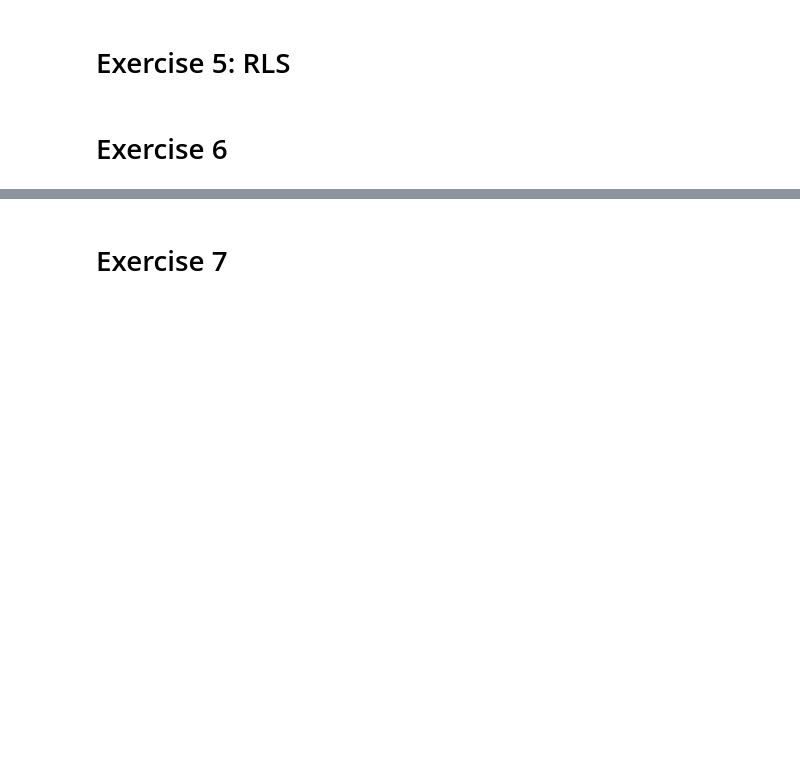
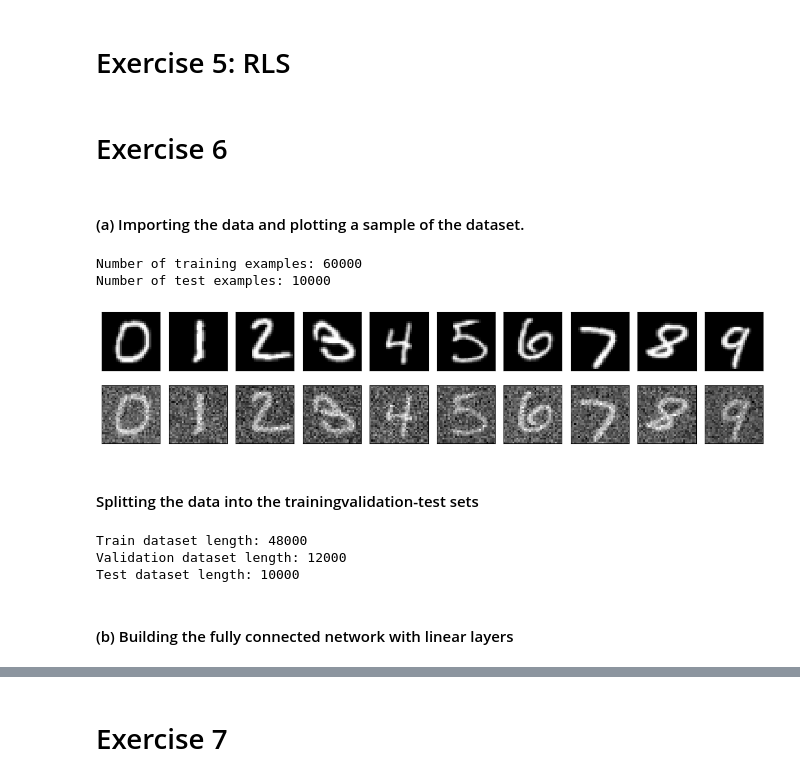
Before and after one commit to svenbbsp/5LSL0, a Jupyter notebook: Assignment_1/Assignment_1_Notebook.ipynb, the cells around one changed output, grey strips where cells are left out. Drawn from its saved outputs; the diff is of its cells as text; code cells hidden in the pictures; blank space fills up the shorter version.

```diff
--- a/Assignment_1/Assignment_1_Notebook.ipynb
+++ b/Assignment_1/Assignment_1_Notebook.ipynb
@@ -135,3 +156,80 @@ print("Final weights are:\n", weights)
 # Exercise 5: RLS
 # %% [markdown]
 # Exercise 6
+# %% [markdown]
+#### (a) Importing the data and plotting a sample of the dataset.
+# %%
+# Import necessary libraries
+import torch
+import os
+from torch import nn
+from torchvision import transforms, datasets
+from MNIST_dataloader import create_dataloaders
+from torch.utils.data import random_split
+
+# Define parameters
+data_loc = '.'
+batch_size = 64
+
+# Create dataloader
+train_loader, test_loader = create_dataloaders(data_loc, batch_size)
+
+print("Number of training examples:", len(train_loader.dataset))
+print("Number of test examples:", len(test_loader.dataset))
+
+# Get some examples
+examples = enumerate(test_loader)
+_, (x_clean_example, x_noisy_example, labels_example) = next(examples)
+
+# Plot a sample of the dataset
+plt.figure(figsize=(12, 3))
+for i in range(10):
+    plt.subplot(2, 10, i + 1)
+    plt.imshow(x_clean_example[i, 0, :, :], cmap='gray')
+    plt.xticks([])
+    plt.yticks([])
+
+    plt.subplot(2, 10, i + 11)
+    plt.imshow(x_noisy_example[i, 0, :, :], cmap='gray')
+    plt.xticks([])
+    plt.yticks([])
+
+plt.tight_layout()
+plt.savefig("data_examples.png", dpi=300, bbox_inches='tight')
+plt.show()
+# %% [output]
+Number of training examples: 60000
+Number of test examples: 10000
+[figure, added]
+# %% [markdown]
+#### Splitting the data into the trainingvalidation-test sets
+# %%
+# Set the seed for the random number generator
+torch.manual_seed(42)
+
+# Create dataloaders
+train_loader, test_loader = create_dataloaders(data_loc, batch_size)
+
+# Get the length of the train dataset
+train_dataset_length = len(train_loader.dataset)
+
+# Define the length of the validation dataset (e.g., 20% of the train dataset)
+validation_dataset_length = int(train_dataset_length * 0.2)
+train_dataset_length -= validation_dataset_length
+
+# Split the train dataset into a new train dataset and a validation dataset
+train_dataset, validation_dataset = random_split(train_loader.dataset, [train_dataset_length, validation_dataset_length])
+
+# Create a DataLoader for the new train dataset and the validation dataset
+train_loader = torch.utils.data.DataLoader(train_dataset, batch_size=batch_size)
+validation_loader = torch.utils.data.DataLoader(validation_dataset, batch_size=batch_size)
+
+print(f'Train dataset length: {len(train_loader.dataset)}')
+print(f'Validation dataset length: {len(validation_loader.dataset)}')
+print(f'Test dataset length: {len(test_loader.dataset)}')
+# %% [output]
+Train dataset length: 48000
+Validation dataset length: 12000
+Test dataset length: 10000
+# %% [markdown]
+#### (b) Building the fully connected network with linear layers
```
Also changed, not shown: parts of 38 cells of this notebook.
